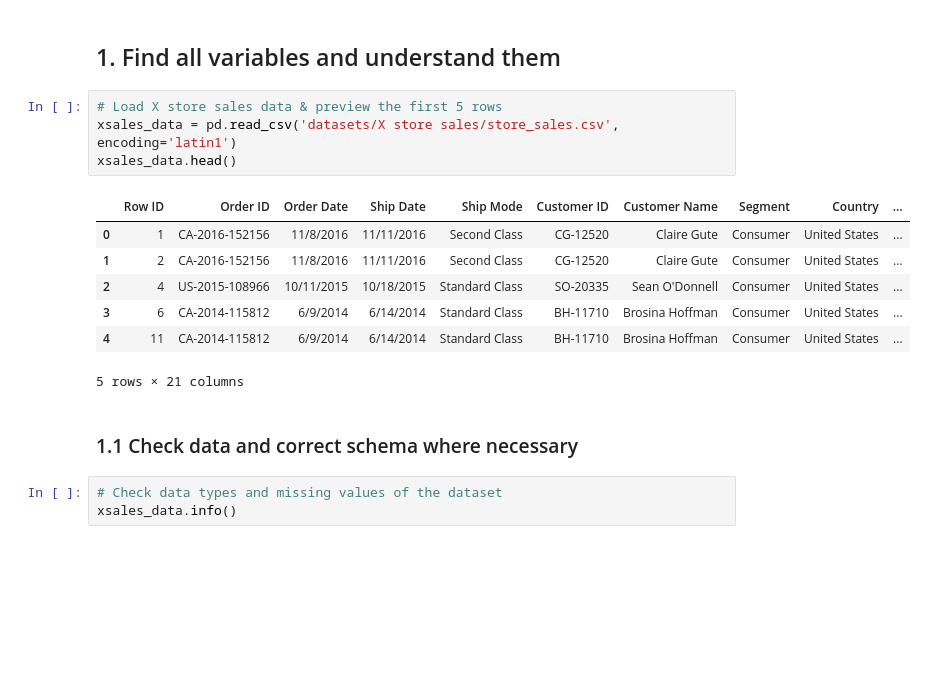
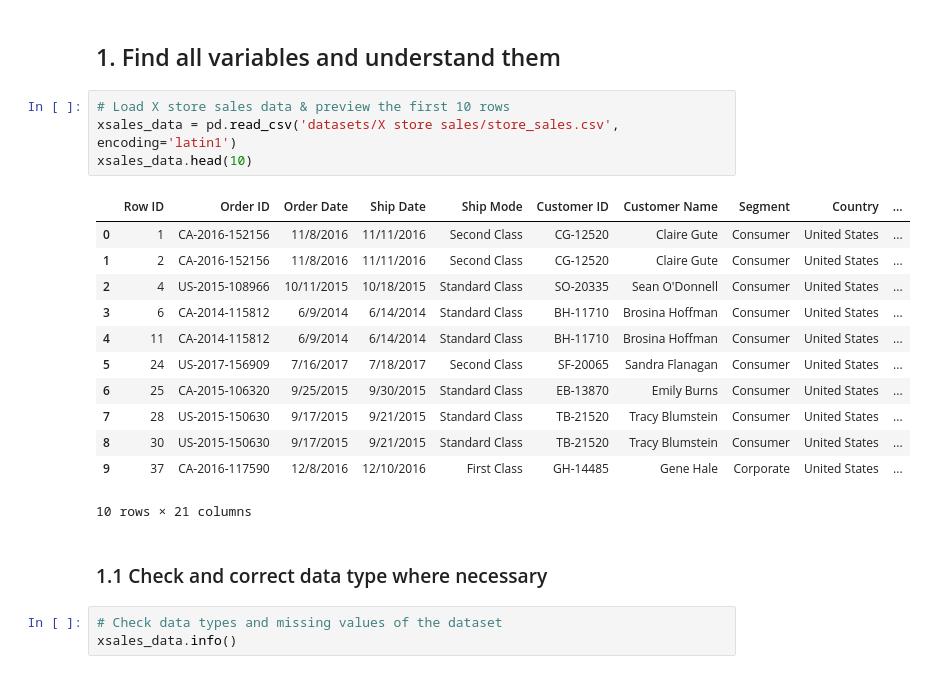
Before and after one commit to Ivy219/2026-Phase-2-Data-Science-IvyTANG, a Jupyter notebook: Part1/part1-submission.ipynb, the cells around one changed output. Drawn from its saved outputs; the diff is of its cells as text; blank space fills up the shorter version.

```diff
--- a/Part1/part1-submission.ipynb
+++ b/Part1/part1-submission.ipynb
@@ -14,19 +14,24 @@ import matplotlib.pyplot as plt
 # %% [markdown]
 ## 1. Find all variables and understand them
 # %%
-# Load X store sales data & preview the first 5 rows
+# Load X store sales data & preview the first 10 rows
 xsales_data = pd.read_csv('datasets/X store sales/store_sales.csv', encoding='latin1')
-xsales_data.head()
+xsales_data.head(10)
 # %% [output]
 |  | Row ID | Order ID | Order Date | Ship Date | Ship Mode | Customer ID | Customer Name | Segment | Country | ... |
 | 0 | 1 | CA-2016-152156 | 11/8/2016 | 11/11/2016 | Second Class | CG-12520 | Claire Gute | Consumer | United States | ... |
 | 1 | 2 | CA-2016-152156 | 11/8/2016 | 11/11/2016 | Second Class | CG-12520 | Claire Gute | Consumer | United States | ... |
 | 2 | 4 | US-2015-108966 | 10/11/2015 | 10/18/2015 | Standard Class | SO-20335 | Sean O'Donnell | Consumer | United States | ... |
 | 3 | 6 | CA-2014-115812 | 6/9/2014 | 6/14/2014 | Standard Class | BH-11710 | Brosina Hoffman | Consumer | United States | ... |
 | 4 | 11 | CA-2014-115812 | 6/9/2014 | 6/14/2014 | Standard Class | BH-11710 | Brosina Hoffman | Consumer | United States | ... |
+| 5 | 24 | US-2017-156909 | 7/16/2017 | 7/18/2017 | Second Class | SF-20065 | Sandra Flanagan | Consumer | United States | ... |
+| 6 | 25 | CA-2015-106320 | 9/25/2015 | 9/30/2015 | Standard Class | EB-13870 | Emily Burns | Consumer | United States | ... |
+| 7 | 28 | US-2015-150630 | 9/17/2015 | 9/21/2015 | Standard Class | TB-21520 | Tracy Blumstein | Consumer | United States | ... |
+| 8 | 30 | US-2015-150630 | 9/17/2015 | 9/21/2015 | Standard Class | TB-21520 | Tracy Blumstein | Consumer | United States | ... |
+| 9 | 37 | CA-2016-117590 | 12/8/2016 | 12/10/2016 | First Class | GH-14485 | Gene Hale | Corporate | United States | ... |
-5 rows × 21 columns
+10 rows × 21 columns
 # %% [markdown]
-### 1.1 Check data and correct schema where necessary
+### 1.1 Check and correct data type where necessary
 # %%
 # Check data types and missing values of the dataset
 xsales_data.info()
```
Also changed, not shown: parts of 40 cells of this notebook.
